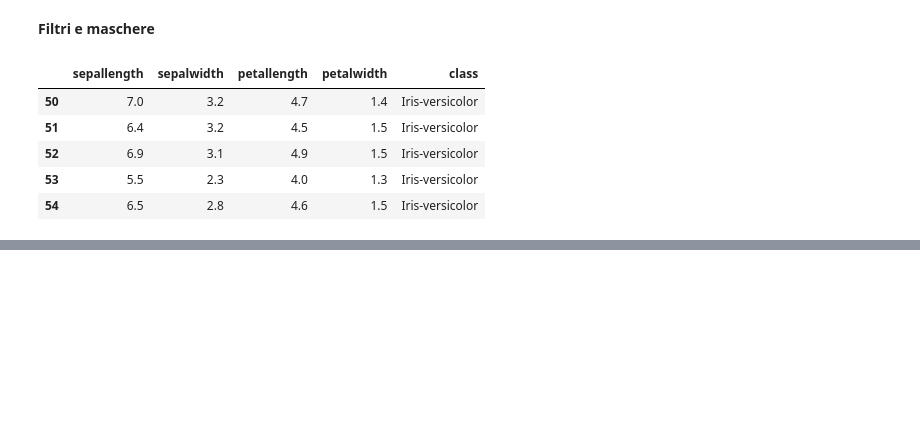
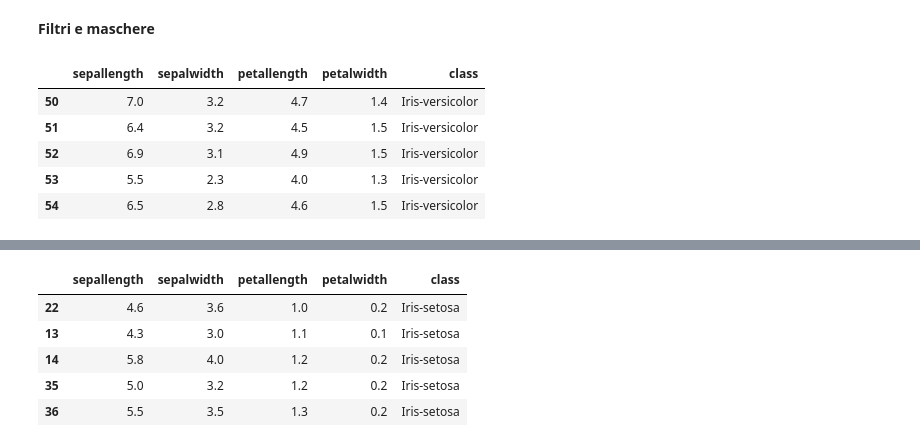
Before and after one commit to nmastrapasqua/corso_machine_learning, a Jupyter notebook: pandas.ipynb, the cells around one changed output, grey strips where cells are left out. Saved outputs shown, nothing was run; the diff lists cells and outputs as text; code cells hidden in the pictures; blank space fills up the shorter version.

```diff
--- a/pandas.ipynb
+++ b/pandas.ipynb
@@ -264,0 +284,10 @@ iris_long_petal.head()
+# %%
+# Ordinamento
+iris_data.sort_values('petallength').head()
+# %% [output]
+|  | sepallength | sepalwidth | petallength | petalwidth | class |
+| 22 | 4.6 | 3.6 | 1.0 | 0.2 | Iris-setosa |
+| 13 | 4.3 | 3.0 | 1.1 | 0.1 | Iris-setosa |
+| 14 | 5.8 | 4.0 | 1.2 | 0.2 | Iris-setosa |
+| 35 | 5.0 | 3.2 | 1.2 | 0.2 | Iris-setosa |
+| 36 | 5.5 | 3.5 | 1.3 | 0.2 | Iris-setosa |
```
Also changed, not shown: parts of 14 cells of this notebook.
